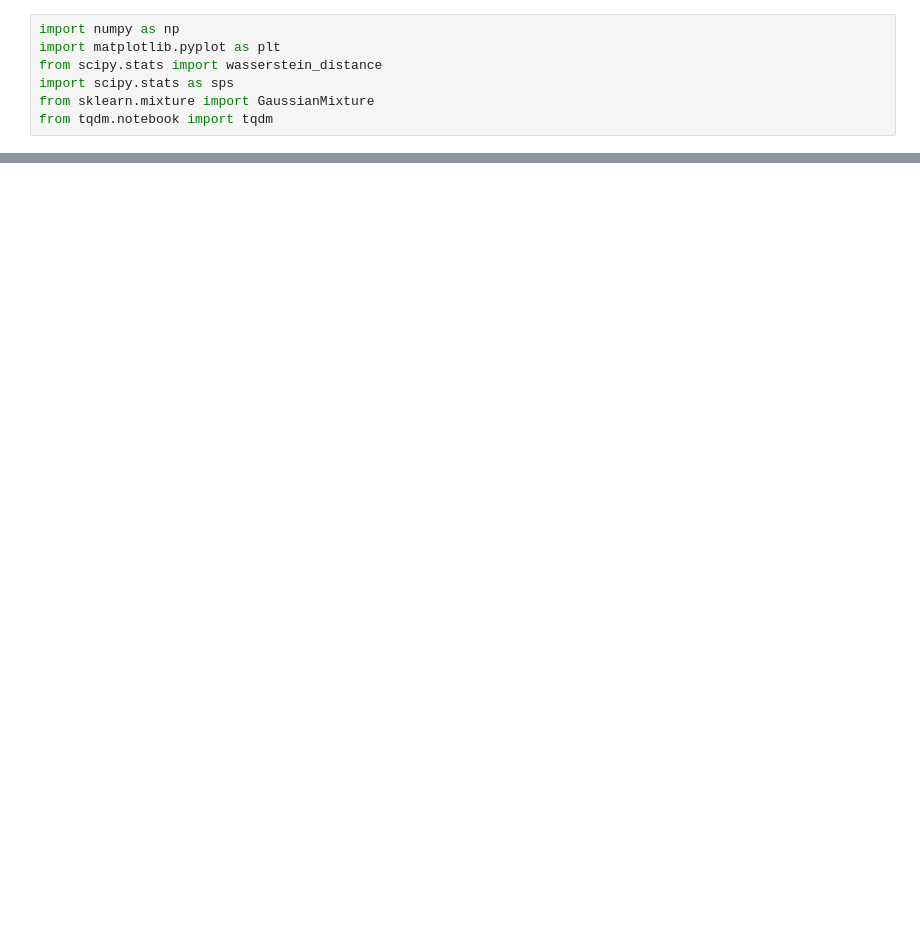
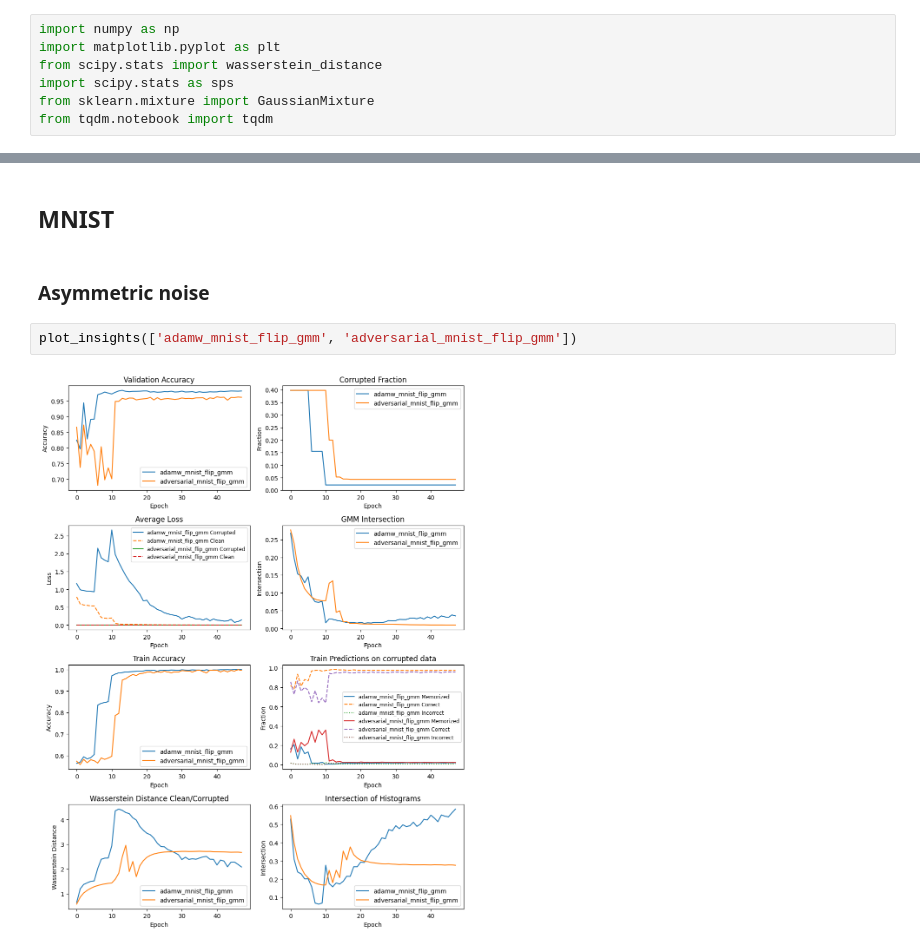
Before and after one commit to Kirill2187/2025-Project-175, a Jupyter notebook: code/main.ipynb, the cells around one changed output, grey strips where cells are left out. Cells and saved outputs as stored; diff of their text form; blank space fills up the shorter version.

```diff
--- a/code/main.ipynb
+++ b/code/main.ipynb
@@ -192,3 +269,11 @@ def plot_insights(directory: str):
 
     plt.tight_layout()
     plt.show()
+# %% [markdown]
+## MNIST
+# %% [markdown]
+### Asymmetric noise
+# %%
+plot_insights(['adamw_mnist_flip_gmm', 'adversarial_mnist_flip_gmm'])
+# %% [output]
+[figure, added]
```
Also changed, not shown: parts of 12 cells of this notebook, 18 other files.
